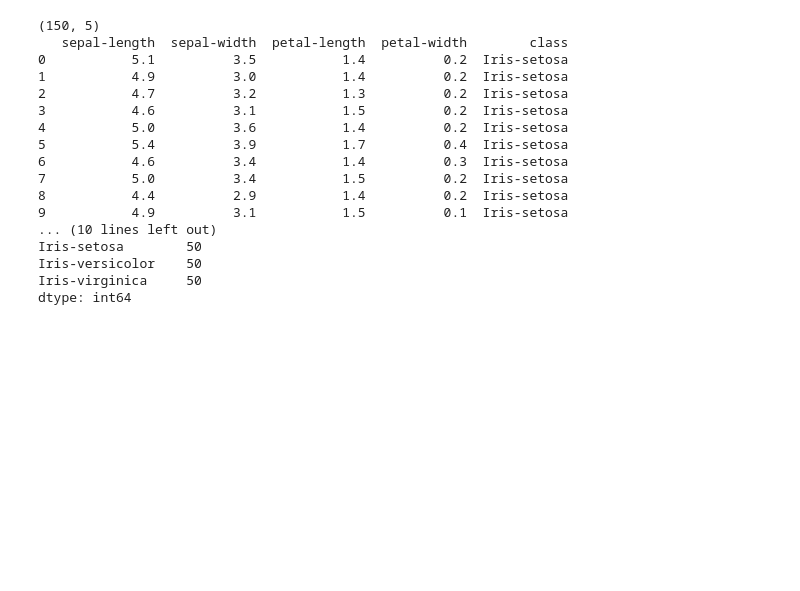
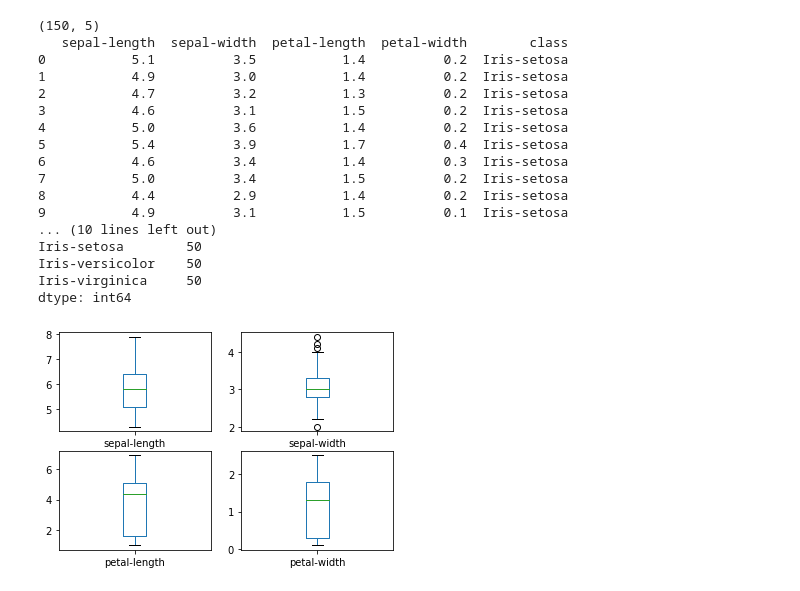
Before and after one commit to PMetcalf/IrisClassificationML, a Jupyter notebook: iris_classification_notebook.ipynb, the cells around one changed output. Cells and saved outputs as stored; diff of their text form; code cells hidden in the pictures; blank space fills up the shorter version.

Commit message:
Added univariate plotting

```diff
--- a/iris_classification_notebook.ipynb
+++ b/iris_classification_notebook.ipynb
@@ -109,3 +109,12 @@ Iris-setosa        50
 Iris-versicolor    50
 Iris-virginica     50
 dtype: int64
+# %%
+# Dataset Visualisation
+
+# Univariate plots - Better for understanding each attribute (box & whisker plots)
+dataset.plot(kind = 'box', subplots = True, layout = (2,2), sharex = False, sharey = False)
+
+pyplot.show()
+# %% [output]
+[figure, added]
```
Also changed, not shown: parts of 1 cell of this notebook.
